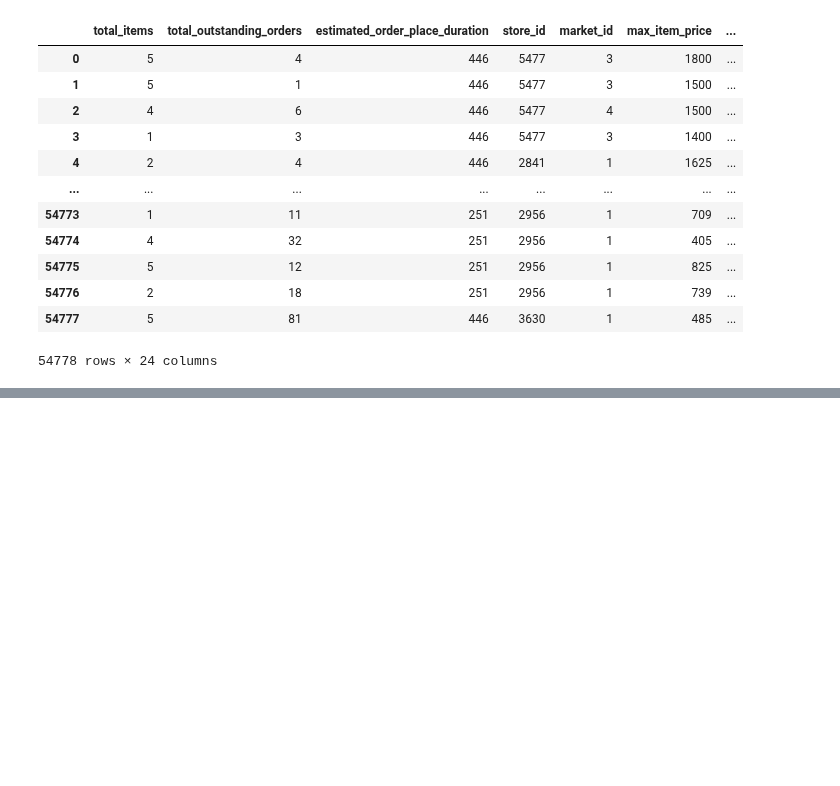
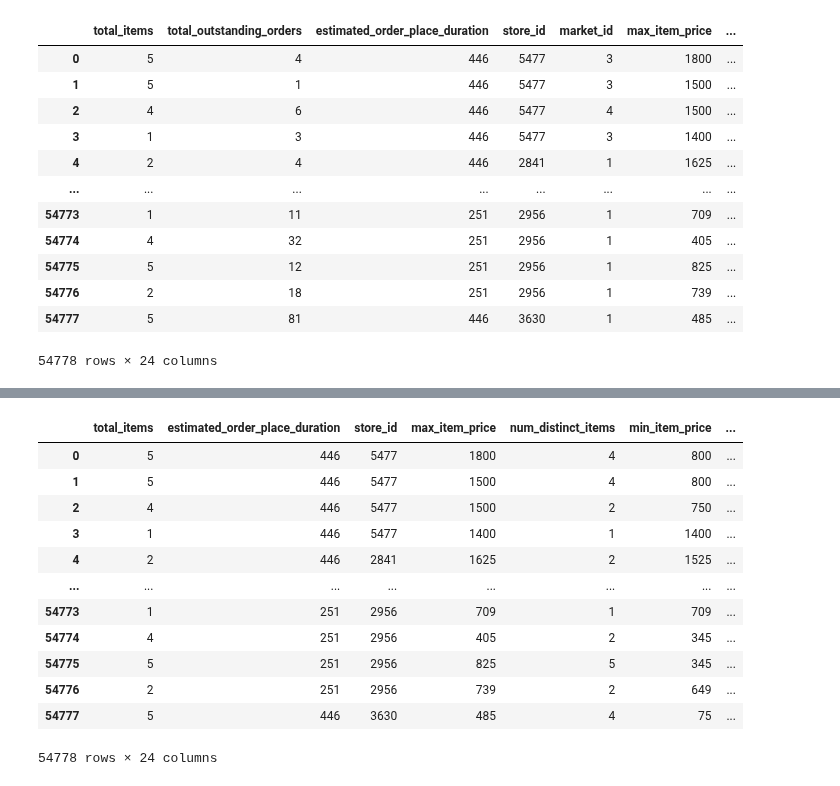
Before and after one commit to mindyng/2023-Business-Projects, a Jupyter notebook: doordash-delivery-time-prediction.ipynb, the cells around one changed output, grey strips where cells are left out. Drawn from its saved outputs; the diff is of its cells as text; code cells hidden in the pictures; blank space fills up the shorter version.

```diff
--- a/doordash-delivery-time-prediction.ipynb
+++ b/doordash-delivery-time-prediction.ipynb
@@ -1549,0 +1723,45 @@ could not convert string to float: 'NA'
+# %%
+query = """
+select total_items
+, estimated_order_place_duration
+, store_id
+, max_item_price
+, num_distinct_items
+, min_item_price
+, subtotal
+, hour
+, day
+, day_of_week
+, is_weekend
+, month
+, quarter
+, is_month_start
+, is_month_end
+, is_quarter_start
+, is_quarter_end
+, if(total_outstanding_orders = 'NA', 33, total_outstanding_orders) as total_outstanding_orders
+, if(total_onshift_dashers = 'NA', 4, total_onshift_dashers) as total_onshift_dashers
+, if(total_busy_dashers = 'NA', 41, total_busy_dashers) as total_busy_dashers
+, if(store_primary_category = 'NA', 'american', store_primary_category) as store_primary_category
+, if(order_protocol = 'NA', 1, order_protocol) as order_protocol
+, if(market_id = 'NA', 2, market_id) as market_id
+, if(estimated_store_to_consumer_driving_duration = 'NA', 535, estimated_store_to_consumer_driving_duration) as estimated_store_to_consumer_driving_duration
+from df2
+"""
+
+df2 = duckdb.query(query).df()
+df2
+# %% [output]
+|  | total_items | estimated_order_place_duration | store_id | max_item_price | num_distinct_items | min_item_price | ... |
+| 0 | 5 | 446 | 5477 | 1800 | 4 | 800 | ... |
+| 1 | 5 | 446 | 5477 | 1500 | 4 | 800 | ... |
+| 2 | 4 | 446 | 5477 | 1500 | 2 | 750 | ... |
+| 3 | 1 | 446 | 5477 | 1400 | 1 | 1400 | ... |
+| 4 | 2 | 446 | 2841 | 1625 | 2 | 1525 | ... |
+| ... | ... | ... | ... | ... | ... | ... | ... |
+| 54773 | 1 | 251 | 2956 | 709 | 1 | 709 | ... |
+| 54774 | 4 | 251 | 2956 | 405 | 2 | 345 | ... |
+| 54775 | 5 | 251 | 2956 | 825 | 5 | 345 | ... |
+| 54776 | 2 | 251 | 2956 | 739 | 2 | 649 | ... |
+| 54777 | 5 | 446 | 3630 | 485 | 4 | 75 | ... |
+54778 rows × 24 columns
```
Also changed, not shown: parts of 49 cells of this notebook.
